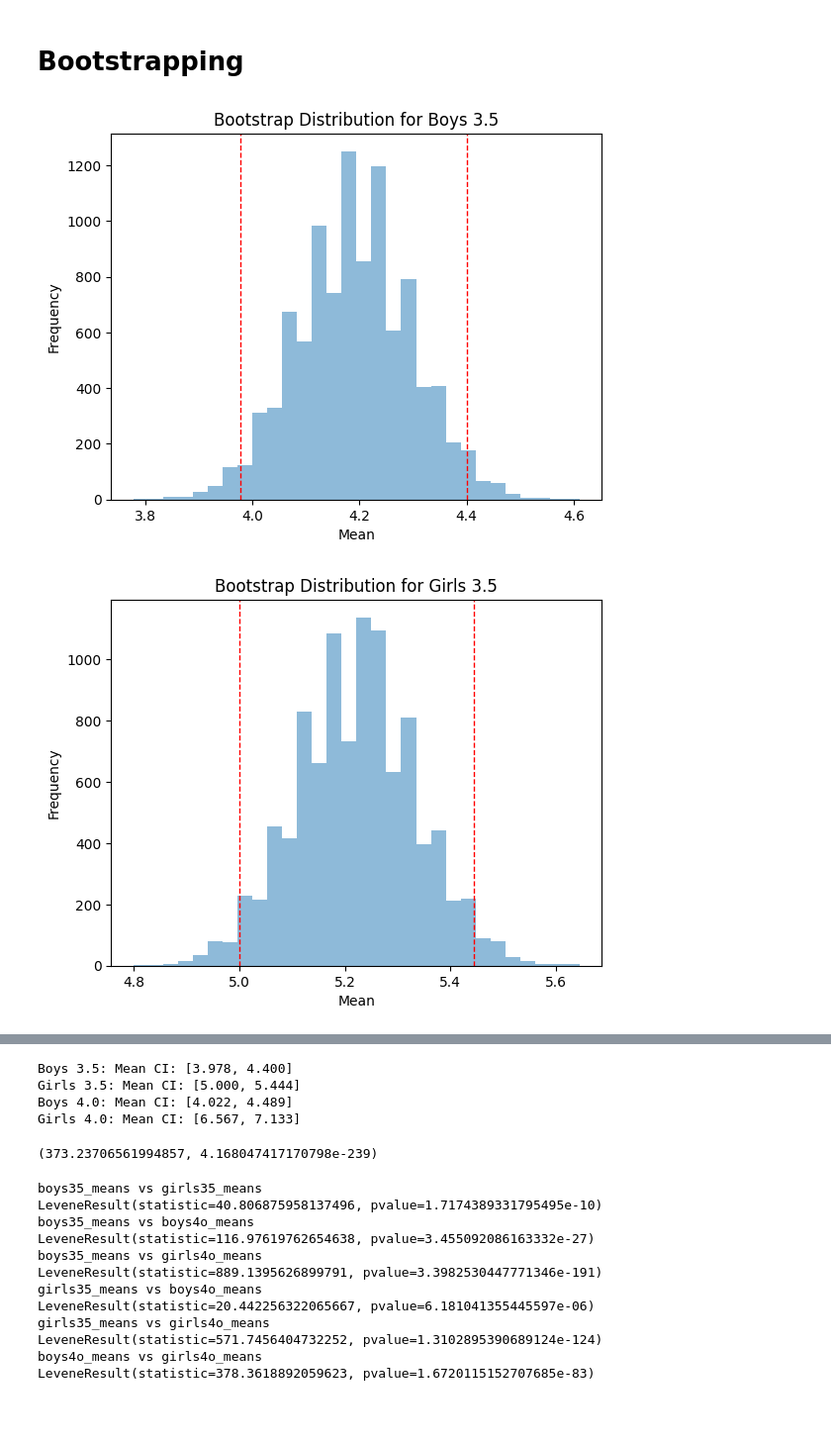
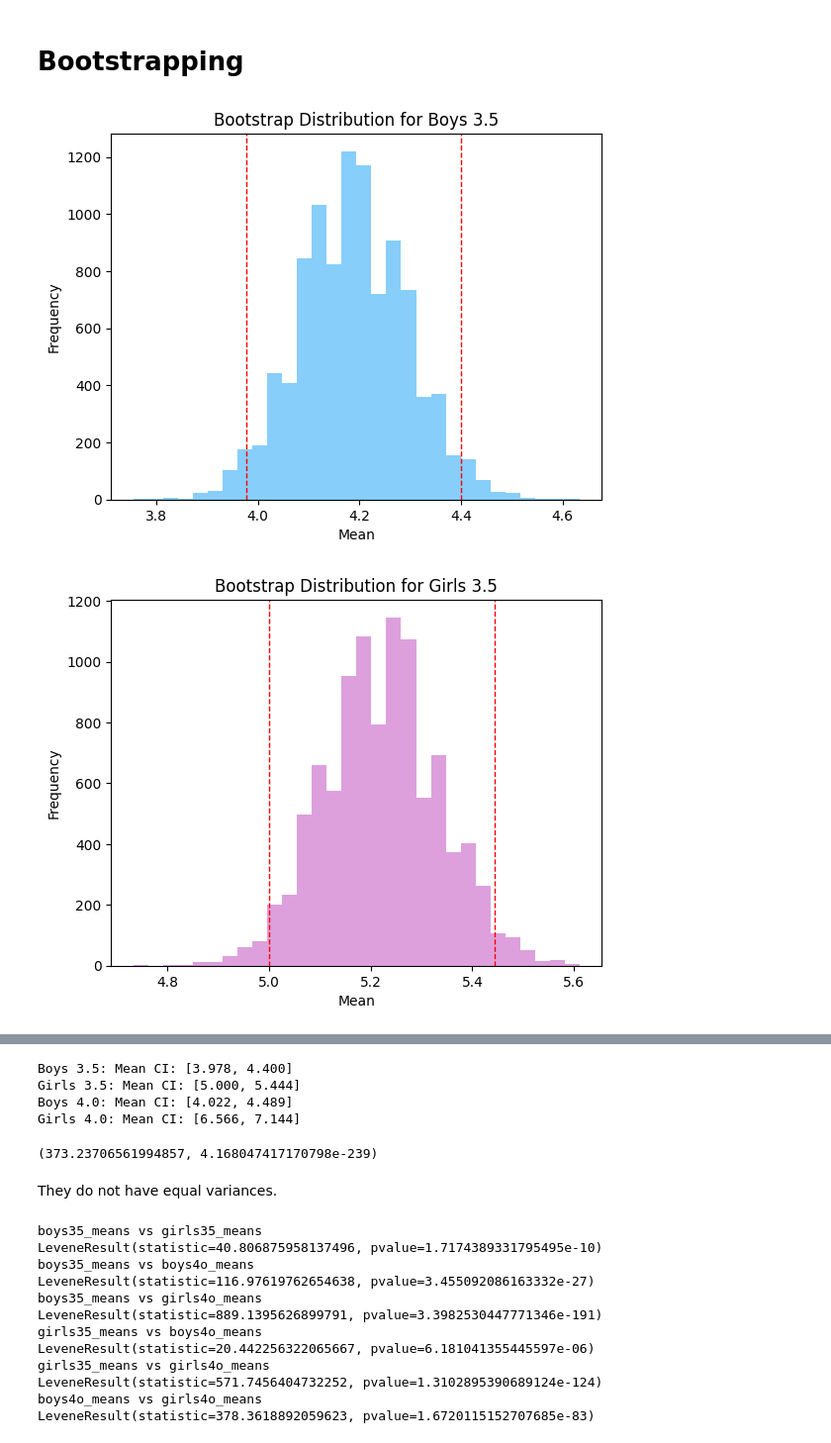
Before and after one commit to Warlour/02445-group, a Jupyter notebook: statistical tests.ipynb, the cells around one changed output, grey strips where cells are left out. Shown: that part at 99% size. Drawn from its saved outputs; the diff is of its cells as text; code cells hidden in the pictures; blank space fills up the shorter version.

Commit message:
Fixed boxplot y-label and added images

```diff
--- a/statistical tests.ipynb
+++ b/statistical tests.ipynb
@@ -65,16 +65,17 @@ res.statistic, res.pvalue
 # Boxplot
 # %%
 # Combine the data into a list with adjusted positions
-
-
 data = [boys35, girls35, boys4o, girls4o]
 
 # Create the box plot with custom positions
 fig, ax = plt.subplots()
 box = ax.boxplot(data, positions=[1, 2, 4, 5], patch_artist=True)
 
+boycolor = 'lightskyblue'
+girlcolor = 'plum'
+
 # Colors for boys and girls
-colors = ['blue', 'pink', 'blue', 'pink']
+colors = [boycolor, girlcolor, boycolor, girlcolor]
 
 # Apply colors to each box
 for patch, color in zip(box['boxes'], colors):
@@ -85,7 +86,7 @@ ax.set_xticks([1.5, 4.5])
 ax.set_xticklabels(["GPT 3.5", "GPT 4o"])
 
 # Set the y-axis label
-plt.ylabel('No. of Artistic sport suggestions')
+plt.ylabel('No. of Non-olympic sport suggestions')
 
 # Display the plot
 plt.show()
@@ -114,30 +115,30 @@ def bootstrap(data, n_iterations=10000):
 # %%
 # Perform bootstrapping
 boys35_means, boys35_ci_lower, boys35_ci_upper = bootstrap(boys35)
 girls35_means, girls35_ci_lower, girls35_ci_upper = bootstrap(girls35)
 boys4o_means, boys4o_ci_lower, boys4o_ci_upper = bootstrap(boys4o)
 girls4o_means, girls4o_ci_lower, girls4o_ci_upper = bootstrap(girls4o)
 
 # Plot the bootstrap distributions
-def plot_bootstrap(distribution, ci_lower, ci_upper, title):
-    plt.hist(distribution, bins=30, alpha=0.5)
+def plot_bootstrap(distribution, ci_lower, ci_upper, title, color: str):
+    plt.hist(distribution, bins=30, alpha=1, color=color)
     plt.axvline(ci_lower, color='r', linestyle='dashed', linewidth=1)
     plt.axvline(ci_upper, color='r', linestyle='dashed', linewidth=1)
     plt.title(title)
     plt.xlabel('Mean')
     plt.ylabel('Frequency')
     plt.show()
 
-plot_bootstrap(boys35_means, boys35_ci_lower, boys35_ci_upper, 'Bootstrap Distribution for Boys 3.5')
-plot_bootstrap(girls35_means, girls35_ci_lower, girls35_ci_upper, 'Bootstrap Distribution for Girls 3.5')
-plot_bootstrap(boys4o_means, boys4o_ci_lower, boys4o_ci_upper, 'Bootstrap Distribution for Boys 4.0')
-plot_bootstrap(girls4o_means, girls4o_ci_lower, girls4o_ci_upper, 'Bootstrap Distribution for Girls 4.0')
+plot_bootstrap(boys35_means, boys35_ci_lower, boys35_ci_upper, 'Bootstrap Distribution for Boys 3.5', boycolor)
+plot_bootstrap(girls35_means, girls35_ci_lower, girls35_ci_upper, 'Bootstrap Distribution for Girls 3.5', girlcolor)
+plot_bootstrap(boys4o_means, boys4o_ci_lower, boys4o_ci_upper, 'Bootstrap Distribution for Boys 4.0', boycolor)
+plot_bootstrap(girls4o_means, girls4o_ci_lower, girls4o_ci_upper, 'Bootstrap Distribution for Girls 4.0', girlcolor)
 
 # Print confidence intervals
 print(f"Boys 3.5: Mean CI: [{boys35_ci_lower:.3f}, {boys35_ci_upper:.3f}]")
 print(f"Girls 3.5: Mean CI: [{girls35_ci_lower:.3f}, {girls35_ci_upper:.3f}]")
 print(f"Boys 4.0: Mean CI: [{boys4o_ci_lower:.3f}, {boys4o_ci_upper:.3f}]")
 print(f"Girls 4.0: Mean CI: [{girls4o_ci_lower:.3f}, {girls4o_ci_upper:.3f}]")
 # %% [output]
-[figure, old version]
+[figure, new version]
-[figure, old version]
+[figure, new version]
@@ -146,13 +147,15 @@ print(f"Girls 4.0: Mean CI: [{girls4o_ci_lower:.3f}, {girls4o_ci_upper:.3f}]")
 Boys 3.5: Mean CI: [3.978, 4.400]
 Girls 3.5: Mean CI: [5.000, 5.444]
 Boys 4.0: Mean CI: [4.022, 4.489]
-Girls 4.0: Mean CI: [6.567, 7.133]
+Girls 4.0: Mean CI: [6.566, 7.144]
 # %%
 groups = [boys35_means, girls35_means, boys4o_means, girls4o_means]
 stat, p_value = stats.levene(*groups)
 print((stat, p_value))
 # %% [output]
 (373.23706561994857, 4.168047417170798e-239)
+# %% [markdown]
+They do not have equal variances.
 # %%
 for s1, s2 in combinations(groups, 2):
     print(retrieve_name(s1)[0], "vs", retrieve_name(s2)[0])
```
Also changed, not shown: parts of 2 cells of this notebook, 5 other files.
